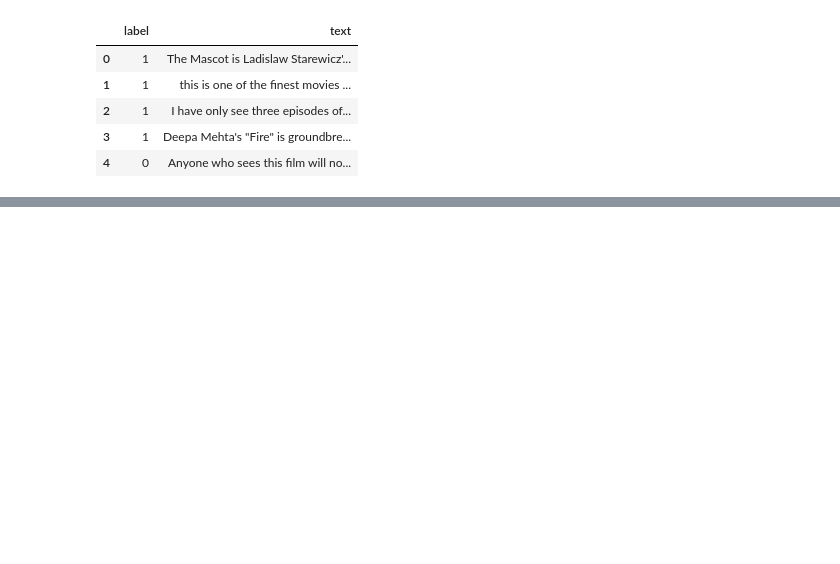
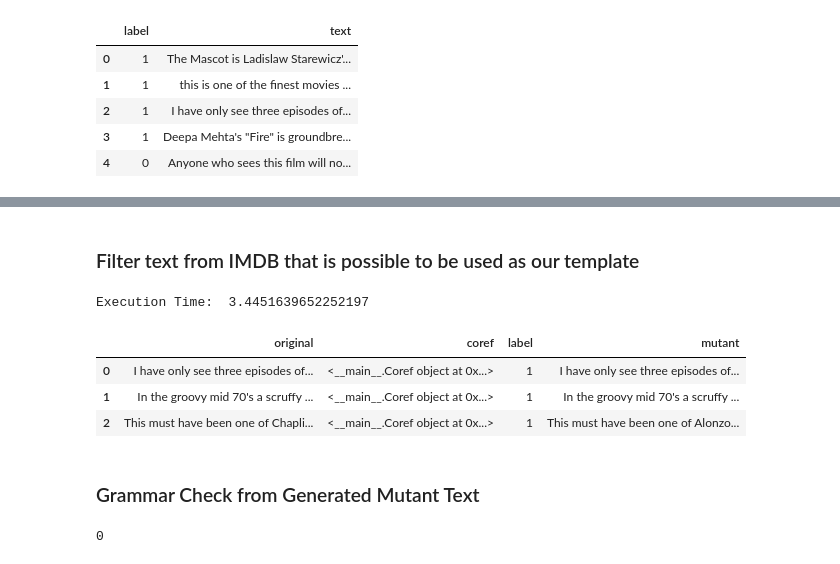
Before and after one commit to soarsmu/BiasFinder, a Jupyter notebook: data/mutant-generation.ipynb, the cells around one changed output, grey strips where cells are left out. Saved outputs shown, nothing was run; the diff lists cells and outputs as text; code cells hidden in the pictures; blank space fills up the shorter version.

```diff
--- a/data/mutant-generation.ipynb
+++ b/data/mutant-generation.ipynb
@@ -599,0 +596,29 @@ import time
+# %% [markdown]
+### Filter text from IMDB that is possible to be used as our template
+# %%
+import time
+start = time.time()
+
+original_arr = []
+coref_arr = []
+label_arr = []
+
+for index, row in df.iterrows():
+    label = row['label']
+    text = row['text']
+    c = Coref(text)
+    if c.is_one_subject() :
+        original_arr.append(text)
+        coref_arr.append(c)
+        label_arr.append(label)
+
+
+end = time.time()
+print("Execution Time: ", end-start)
+# %% [output]
+Execution Time:  3.4451639652252197
+# %%
+# create dataframe
+# male template and female template
+mt = pd.DataFrame({"original" : original_arr, "coref" : coref_arr, "label" : label_arr})
+ft = pd.DataFrame({"original" : original_arr, "coref" : coref_arr, "label" : label_arr})
@@ -599,0 +633,42 @@ import time
+# %%
+mt
+# %% [output]
+|  | original | coref | label | mutant |
+| 0 | I have only see three episodes of... | <__main__.Coref object at 0x...> | 1 | I have only see three episodes of... |
+| 1 | In the groovy mid 70's a scruffy ... | <__main__.Coref object at 0x...> | 1 | In the groovy mid 70's a scruffy ... |
+| 2 | This must have been one of Chapli... | <__main__.Coref object at 0x...> | 1 | This must have been one of Alonzo... |
+# %% [markdown]
+### Grammar Check from Generated Mutant Text
+# %%
+# importing the requests library
+import requests
+import urllib
+import json
+
+def get_number_of_grammar_error_from_language_tool(text):
+
+    # defining the api-endpoint
+    # API is built from https://github.com/languagetool-org/languagetool
+    # using docker wrapped by https://github.com/silvio/docker-languagetool
+    API_ENDPOINT = "http://10.4.4.55:8010//api/v2/check"
+
+    # data to be sent to api
+    data = {'text': urllib.parse.quote_plus(text),
+            'language': 'en-US',
+            'enabledOnly':'false'}
+
+    # sending post request and saving response as response object
+    response = requests.post(url = API_ENDPOINT, data = data)
+
+    # extracting response text
+    r = json.loads(response.text)
+
+    grammar_error = r["matches"]
+
+    return len(grammar_error)
+
+
+text = "I eat chicken"
+get_number_of_grammar_error_from_language_tool(text)
+# %% [output]
+0
```
Also changed, not shown: parts of 60 cells of this notebook.
